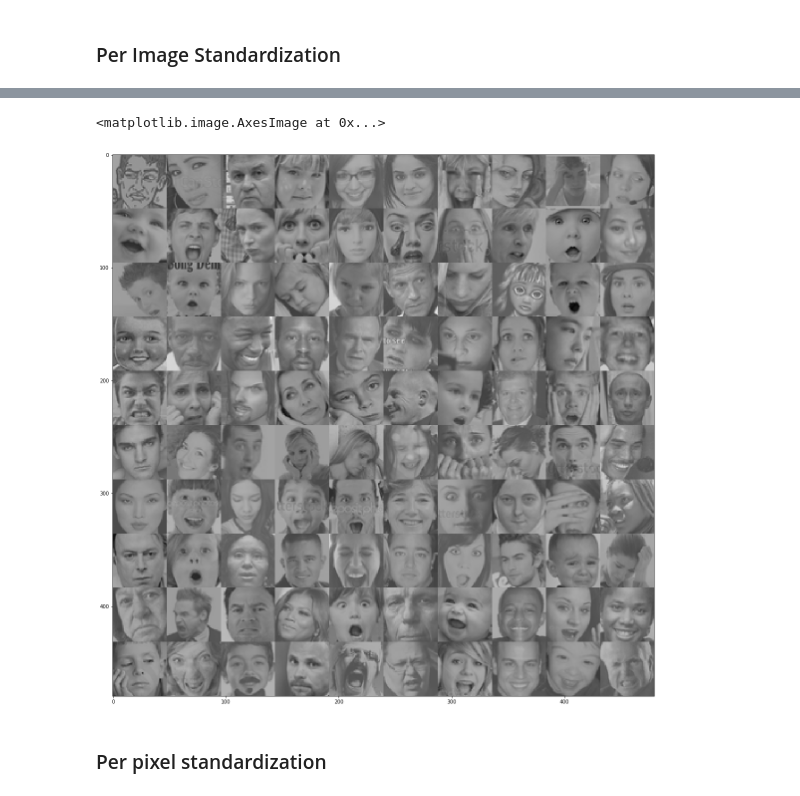
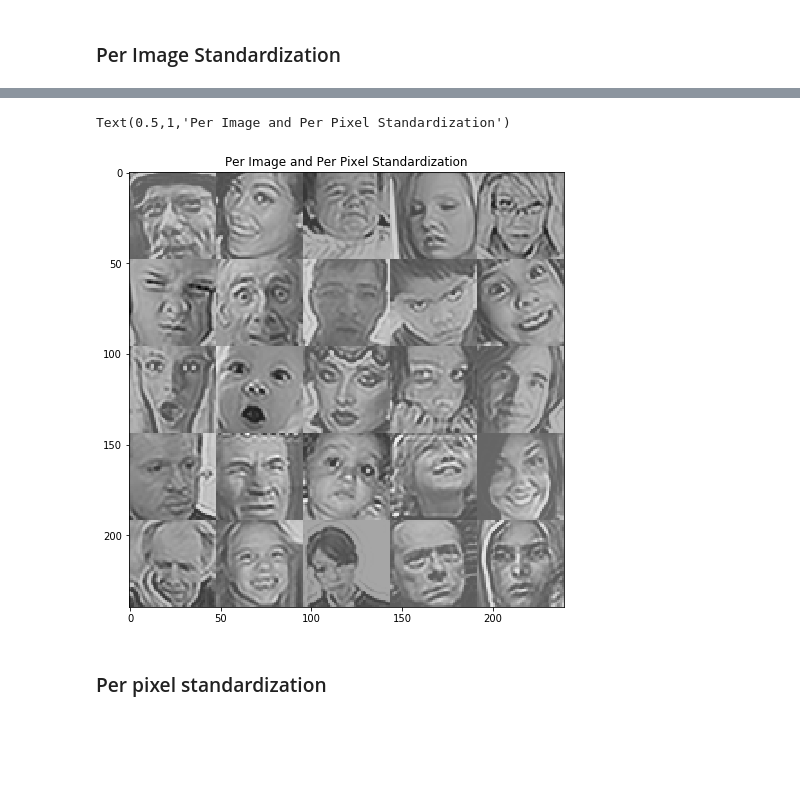
Before and after one commit to zwenaing/face-detection-emotion-classification, a Jupyter notebook: emotion_classification/emotion_classification.ipynb, the cells around one changed output, grey strips where cells are left out. Saved outputs shown, nothing was run; the diff lists cells and outputs as text; code cells hidden in the pictures; blank space fills up the shorter version.

```diff
--- a/emotion_classification/emotion_classification.ipynb
+++ b/emotion_classification/emotion_classification.ipynb
@@ -34,13 +56,16 @@ test_X = np.array([[int(j) for j in test_X[i].split(' ')] for i in range(test_n)
 # %%
-display_n = 10
-display_data = test_X[:display_n * display_n, :]
+display_n = 5
+i = 0
+offset = i * display_n * display_n
+#display_data = test_X[- offset : offset + display_n * display_n, :]
+display_data = test_X[-display_n * display_n:, :]
 canvas = np.empty((48 * display_n, 48 * display_n))
 for i in range(display_n * display_n):
     p = i // display_n
     q = i % display_n
     image = display_data[i, :].reshape(48, 48)
     canvas[p * 48 : (p + 1) * 48, q * 48 : (q + 1) * 48] = image
-plt.figure(figsize=(20, 20))
+plt.figure(figsize=(8, 8))
 plt.imshow(canvas,cmap='gray')
 # %% [output]
 <matplotlib.image.AxesImage at 0x...>
@@ -47,0 +73,14 @@ plt.imshow(canvas,cmap='gray')
+# %%
+display_n = 5
+i = 0
+offset = i * display_n * display_n
+#display_data = test_X[- offset : offset + display_n * display_n, :]
+display_data = test_X[-display_n * display_n:, :]
+canvas = np.empty((48 * display_n, 48 * display_n))
+for i in range(display_n * display_n):
+    p = i // display_n
+    q = i % display_n
+    image = display_data[i, :].reshape(48, 48)
+    canvas[p * 48 : (p + 1) * 48, q * 48 : (q + 1) * 48] = image
+plt.figure(figsize=(8, 8))
+plt.imshow(canvas,cmap='gray')
@@ -48,2 +90,16 @@ plt.imshow(canvas,cmap='gray')
 # %% [markdown]
 ### Per Image Standardization
+# %%
+sess = tf.InteractiveSession()
+display_n = 5
+display_data = test_X[-display_n * display_n:, :]
+canvas = np.empty((42 * display_n, 42 * display_n))
+for i in range(display_n * display_n):
+    p = i // display_n
+    q = i % display_n
+    image = tf.image.per_image_standardization(display_data[i, :].reshape(42, 42, 1))
+    image = standardized_data[i, :]
+    canvas[p * 42 : (p + 1) * 42, q * 42 : (q + 1) * 42] = tf.reshape(image, [42, 42]).eval()
+plt.figure(figsize=(8, 8))
+plt.imshow(canvas,cmap='gray')
+plt.title(("Per Image and Per Pixel Standardization"))
@@ -50,18 +109,20 @@ plt.imshow(canvas,cmap='gray')
 # %%
 sess = tf.InteractiveSession()
-display_n = 10
-display_data = test_X[:display_n * display_n, :]
+display_n = 5
+display_data = test_X[-display_n * display_n:, :]
 canvas = np.empty((48 * display_n, 48 * display_n))
 for i in range(display_n * display_n):
     p = i // display_n
     q = i % display_n
     image = tf.image.per_image_standardization(display_data[i, :].reshape(48, 48, 1))
+    #image = standardized_data[i, :]
     canvas[p * 48 : (p + 1) * 48, q * 48 : (q + 1) * 48] = tf.reshape(image, [48, 48]).eval()
-plt.figure(figsize=(20, 20))
+plt.figure(figsize=(8, 8))
 plt.imshow(canvas,cmap='gray')
+plt.title(("Per Image and Per Pixel Standardization"))
 # %% [output]
-<matplotlib.image.AxesImage at 0x...>
+Text(0.5,1,'Per Image and Per Pixel Standardization')
-[figure, old version]
+[figure, new version]
 # %% [markdown]
 ### Per pixel standardization
 # %%
```
Also changed, not shown: parts of 23 cells of this notebook, 12 other files.
